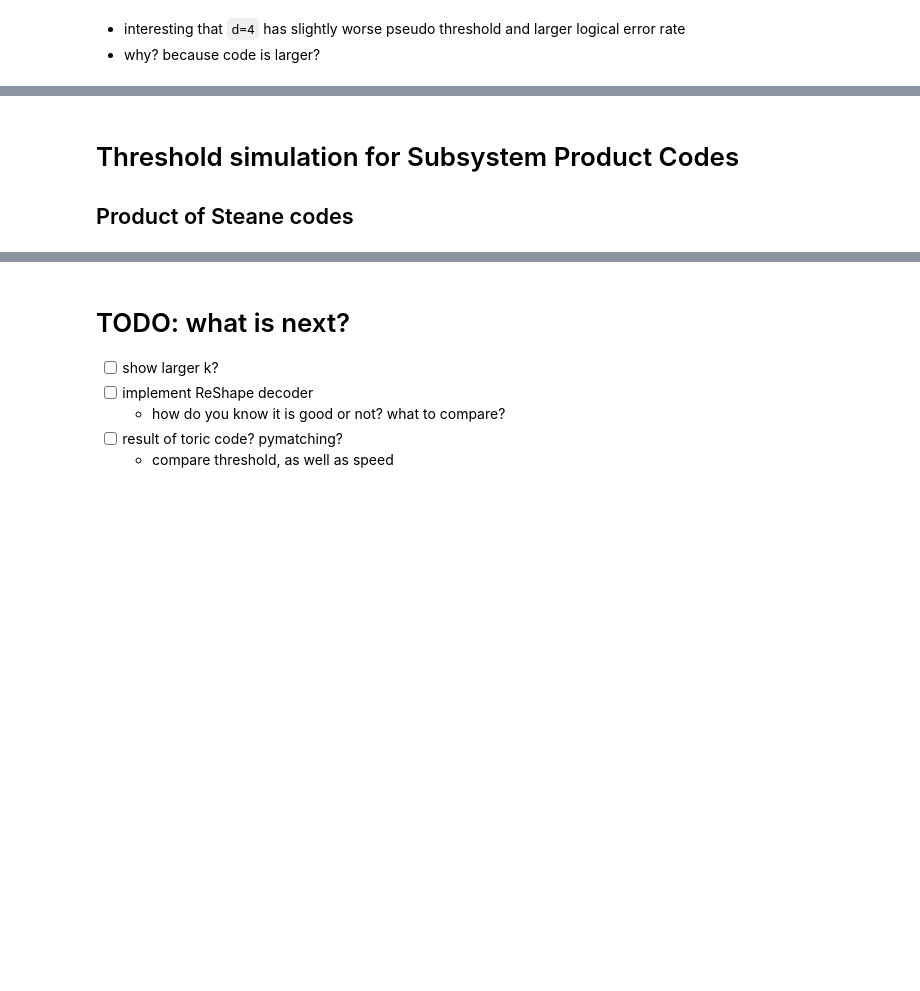
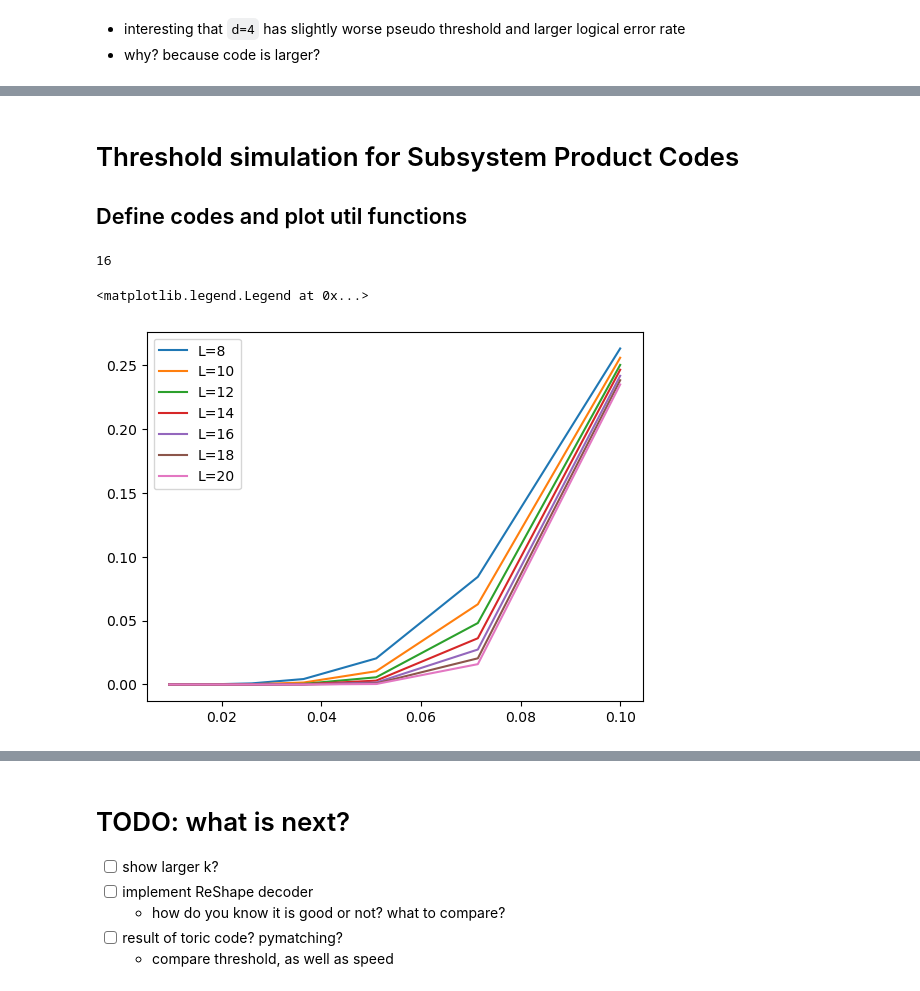
Before and after one commit to WeileiZeng/CSS-code-zoo, a Jupyter notebook: plot.ipynb, the cells around one changed output, grey strips where cells are left out. Cells and saved outputs as stored; diff of their text form; code cells hidden in the pictures; blank space fills up the shorter version.

```diff
--- a/plot.ipynb
+++ b/plot.ipynb
@@ -189,4 +244,4 @@ plt.legend()
 # %% [markdown]
 # Threshold simulation for Subsystem Product Codes
 
-## Product of Steane codes
+## Define codes and plot util functions
@@ -192,0 +302,10 @@ plt.legend()
+# %%
+#check plot toric
+print(str(16))
+for _ in range(8,21,2):
+    plot_toric(_)
+plt.legend()
+# %% [output]
+16
+<matplotlib.legend.Legend at 0x...>
+[figure, added]
```
Also changed, not shown: parts of 45 cells of this notebook.
